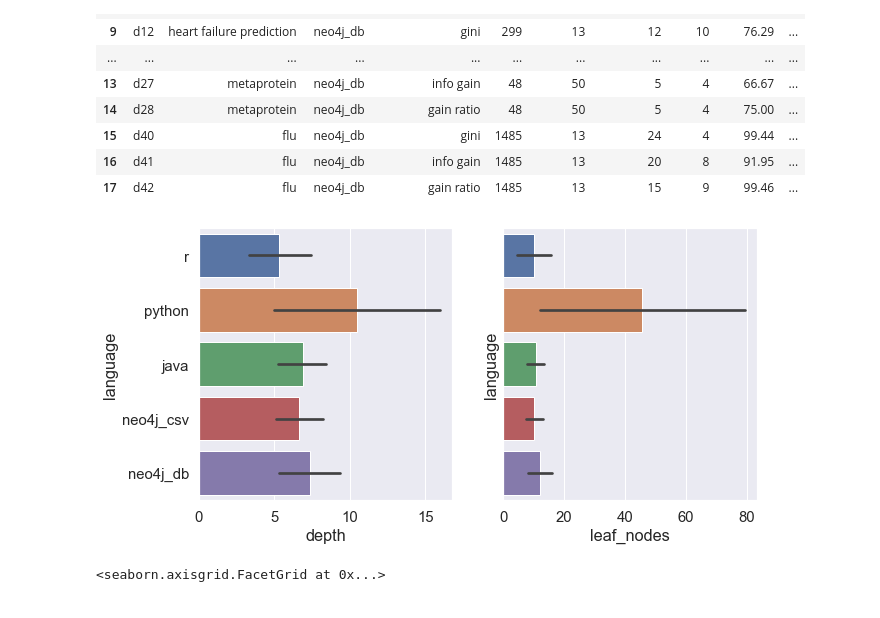
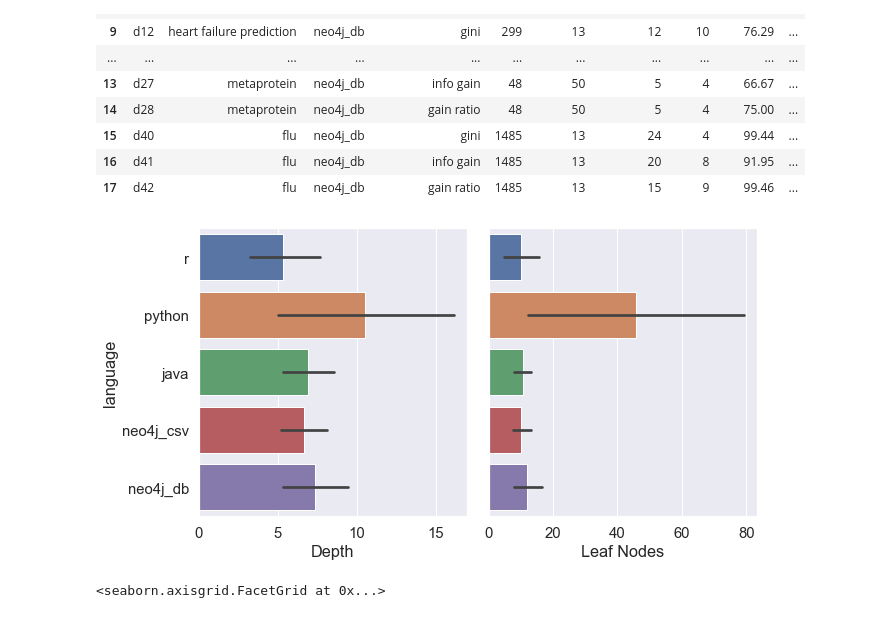
Before and after one commit to clumsyspeedboat/Decision-Tree-Neo4j, a Jupyter notebook: DT Analysis/dt_analysis.ipynb, the cells around one changed output. Cells and saved outputs as stored; diff of their text form; code cells hidden in the pictures.

```diff
--- a/DT Analysis/dt_analysis.ipynb
+++ b/DT Analysis/dt_analysis.ipynb
@@ -186,10 +198,22 @@ neo_df2
 # %%
 fig, axes = plt.subplots(1, 2, figsize=(10, 5), sharey=True)
 
 bar1= sns.barplot(ax = axes[0], data=df, x="depth", y="language")
 bar2= sns.barplot(ax = axes[1],data=df, x="leaf_nodes", y="language")
+
+plt.draw()
+bar1.set(xlabel = 'Depth')
+bar2.set(xlabel = 'Leaf Nodes')
+bar2.set(ylabel = None)
+
+plt.subplots_adjust(left=0.125,
+                    bottom=0.1,
+                    right=0.9,
+                    top=0.9,
+                    wspace=0.08,
+                    hspace=0.2)
 # %% [output]
-[figure, old version]
+[figure, new version]
 # %%
 sns.catplot(data=neo_df2, kind="violin", x="language", y="prediction_time")
 # %% [output]
```
Also changed, not shown: parts of 9 cells of this notebook.
